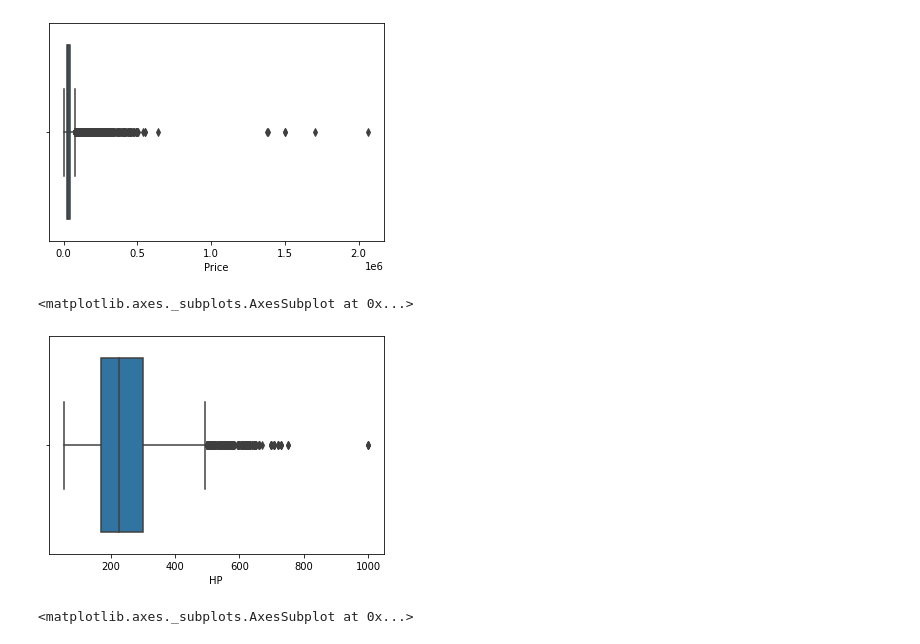
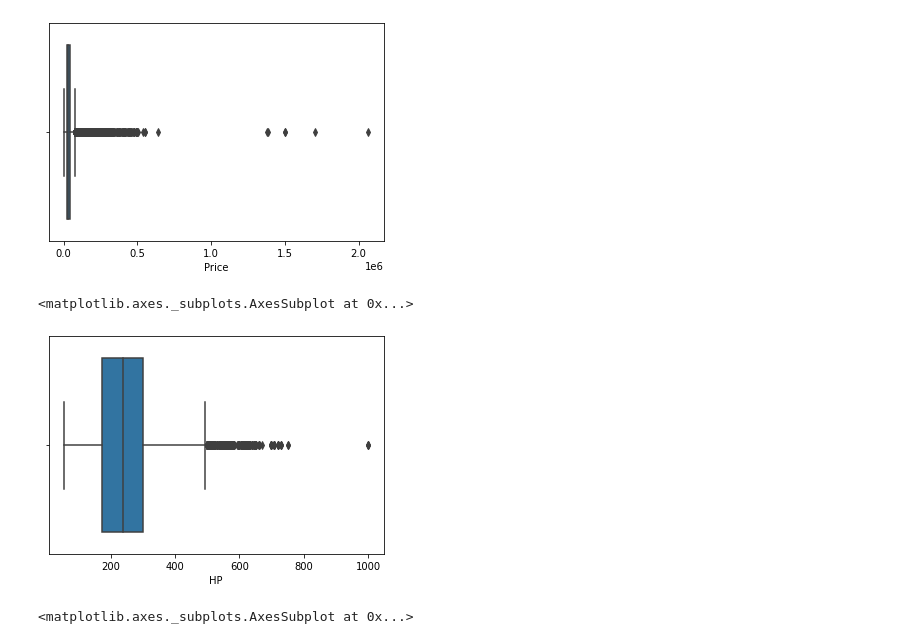
Before and after one commit to sanjithamanivannan/Exploratory-Data-Analysis-Car-Features, a Jupyter notebook: EDA.ipynb, the cells around one changed output. Cells and saved outputs as stored; diff of their text form; code cells hidden in the pictures.

```diff
--- a/EDA.ipynb
+++ b/EDA.ipynb
@@ -89,6 +98,6 @@ df.head(5)
 # %%
-df.drop_duplicates(keep='first')
-df.head(10)
+df=df.drop_duplicates(keep='first')
+df.head(5)
 # %% [output]
 |  | Make | Model | Year | HP | Cylinders | Transmission | Drive Mode | Number of Doors | ... |
 | 0 | BMW | 1 Series M | 2011 | 335.0 | 6.0 | MANUAL | rear wheel drive | 2.0 | ... |
@@ -122,8 +168,8 @@ sns.boxplot(x=df['Price'])
 <matplotlib.axes._subplots.AxesSubplot at 0x...>
 [figure]
 # %%
-sns.boxplot(x=df['HP'])
+sn.boxplot(x=df['HP'])
 # %% [output]
 <matplotlib.axes._subplots.AxesSubplot at 0x...>
-[figure, old version]
+[figure, new version]
 # %%
```
Also changed, not shown: parts of 14 cells of this notebook.
